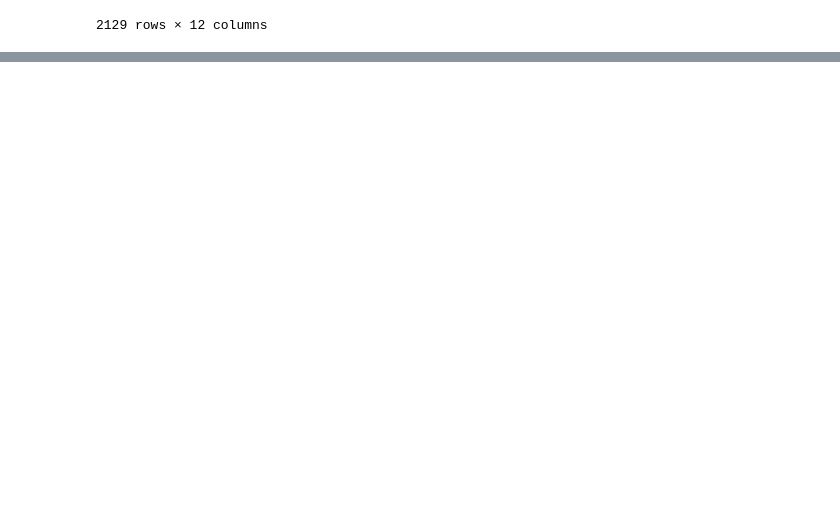
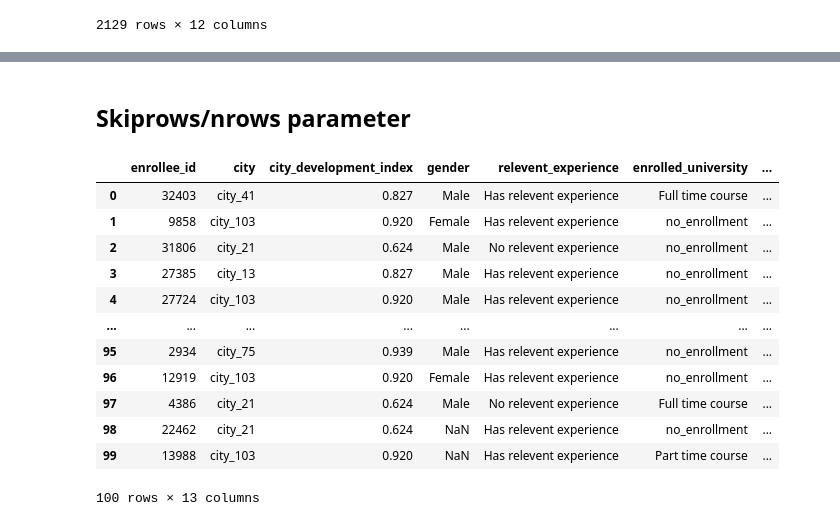
Before and after one commit to Dheeraj2002kumar/ML_Feb_2026, a Jupyter notebook: Working_with_csv.ipynb, the cells around one changed output, grey strips where cells are left out. Cells and saved outputs as stored; diff of their text form; code cells hidden in the pictures; blank space fills up the shorter version.

```diff
--- a/Working_with_csv.ipynb
+++ b/Working_with_csv.ipynb
@@ -88,0 +164,18 @@ pd.read_csv('./Dataset/aug_test.csv', index_col='enrollee_id')
+# %% [markdown]
+## Skiprows/nrows parameter
+# %%
+pd.read_csv('./Dataset/aug_test.csv', nrows=100)
+# %% [output]
+|  | enrollee_id | city | city_development_index | gender | relevent_experience | enrolled_university | ... |
+| 0 | 32403 | city_41 | 0.827 | Male | Has relevent experience | Full time course | ... |
+| 1 | 9858 | city_103 | 0.920 | Female | Has relevent experience | no_enrollment | ... |
+| 2 | 31806 | city_21 | 0.624 | Male | No relevent experience | no_enrollment | ... |
+| 3 | 27385 | city_13 | 0.827 | Male | Has relevent experience | no_enrollment | ... |
+| 4 | 27724 | city_103 | 0.920 | Male | Has relevent experience | no_enrollment | ... |
+| ... | ... | ... | ... | ... | ... | ... | ... |
+| 95 | 2934 | city_75 | 0.939 | Male | Has relevent experience | no_enrollment | ... |
+| 96 | 12919 | city_103 | 0.920 | Female | Has relevent experience | no_enrollment | ... |
+| 97 | 4386 | city_21 | 0.624 | Male | No relevent experience | Full time course | ... |
+| 98 | 22462 | city_21 | 0.624 | NaN | Has relevent experience | no_enrollment | ... |
+| 99 | 13988 | city_103 | 0.920 | NaN | Has relevent experience | Part time course | ... |
+100 rows × 13 columns
```
Also changed, not shown: parts of 26 cells of this notebook.
